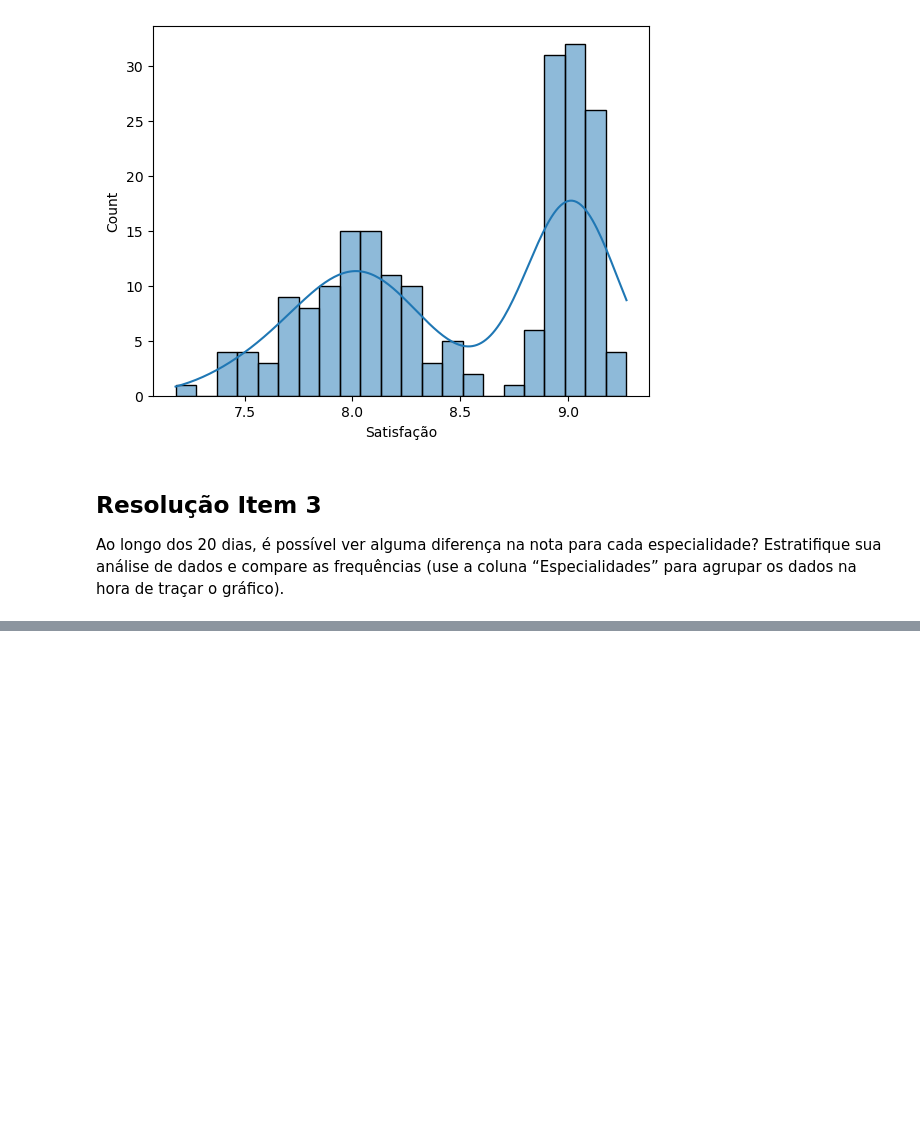
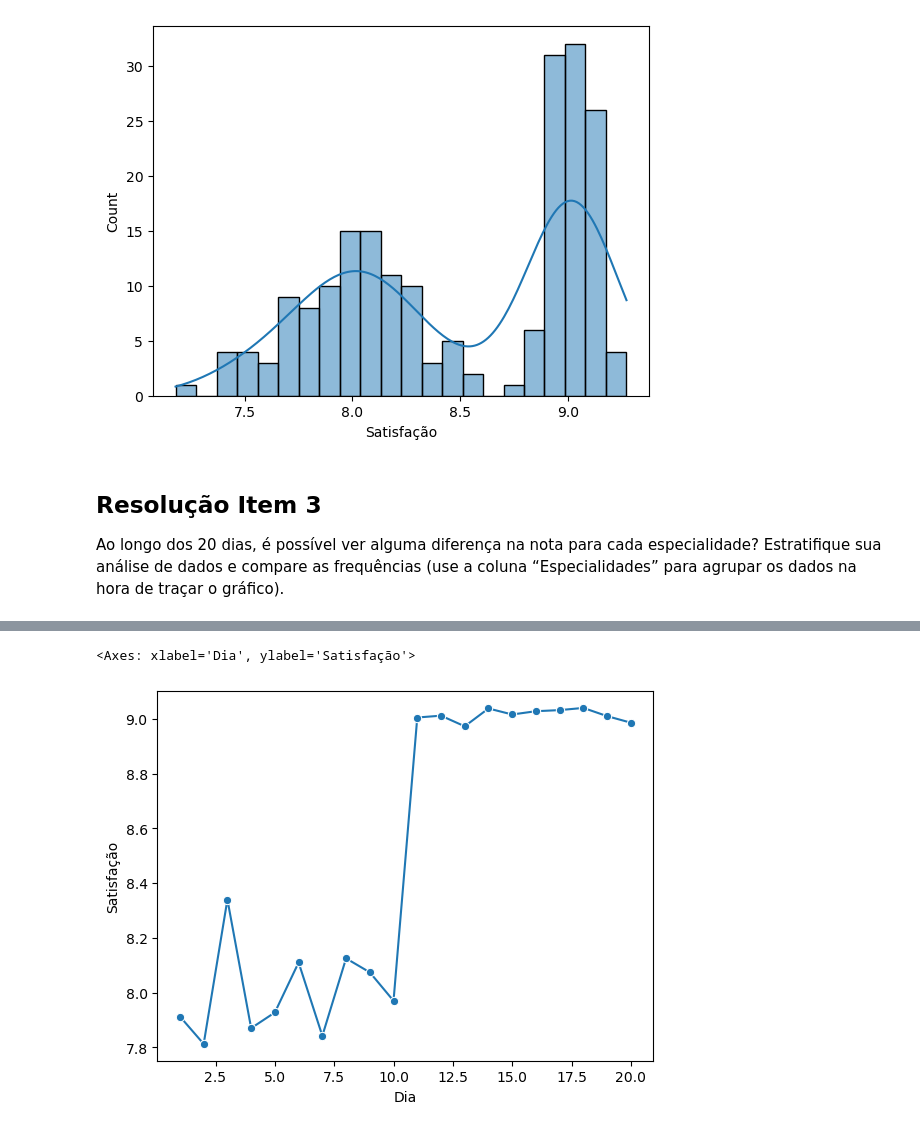
Before and after one commit to ThgMelo/greenbelt, a Jupyter notebook: Exercício 2/Exercício 2.ipynb, the cells around one changed output, grey strips where cells are left out. Saved outputs shown, nothing was run; the diff lists cells and outputs as text; code cells hidden in the pictures; blank space fills up the shorter version.

```diff
--- a/Exercício 2/Exercício 2.ipynb
+++ b/Exercício 2/Exercício 2.ipynb
@@ -92,0 +145,3 @@ sns.histplot(data=dados_melt, x="valor", hue="Especialidade", bins = 22, multipl
+# %%
+satisfacao_especialidade_A = dados.query("Especialidade == 'A'")
+satisfacao_especialidade_A
@@ -92,0 +166,4 @@ sns.histplot(data=dados_melt, x="valor", hue="Especialidade", bins = 22, multipl
+# %%
+media_satisfacao_por_dia_especialidade_A = satisfacao_especialidade_A.groupby(['Dia']).mean(numeric_only=True)
+media_satisfacao_por_dia_especialidade_A = media_satisfacao_por_dia_especialidade_A['Satisfação']
+media_satisfacao_por_dia_especialidade_A
@@ -92,0 +188,4 @@ sns.histplot(data=dados_melt, x="valor", hue="Especialidade", bins = 22, multipl
+# %%
+media_satisfacao_por_dia_especialidade_A = pd.DataFrame(media_satisfacao_por_dia_especialidade_A)
+media_satisfacao_por_dia_especialidade_A.insert(1, 'Especialidade', 'A')
+media_satisfacao_por_dia_especialidade_A
@@ -92,0 +211,5 @@ sns.histplot(data=dados_melt, x="valor", hue="Especialidade", bins = 22, multipl
+# %%
+sns.lineplot(data=media_satisfacao_por_dia_especialidade_A, x="Dia", y="Satisfação", marker='o')
+# %% [output]
+<Axes: xlabel='Dia', ylabel='Satisfação'>
+[figure, added]
```
Also changed, not shown: parts of 25 cells of this notebook.
